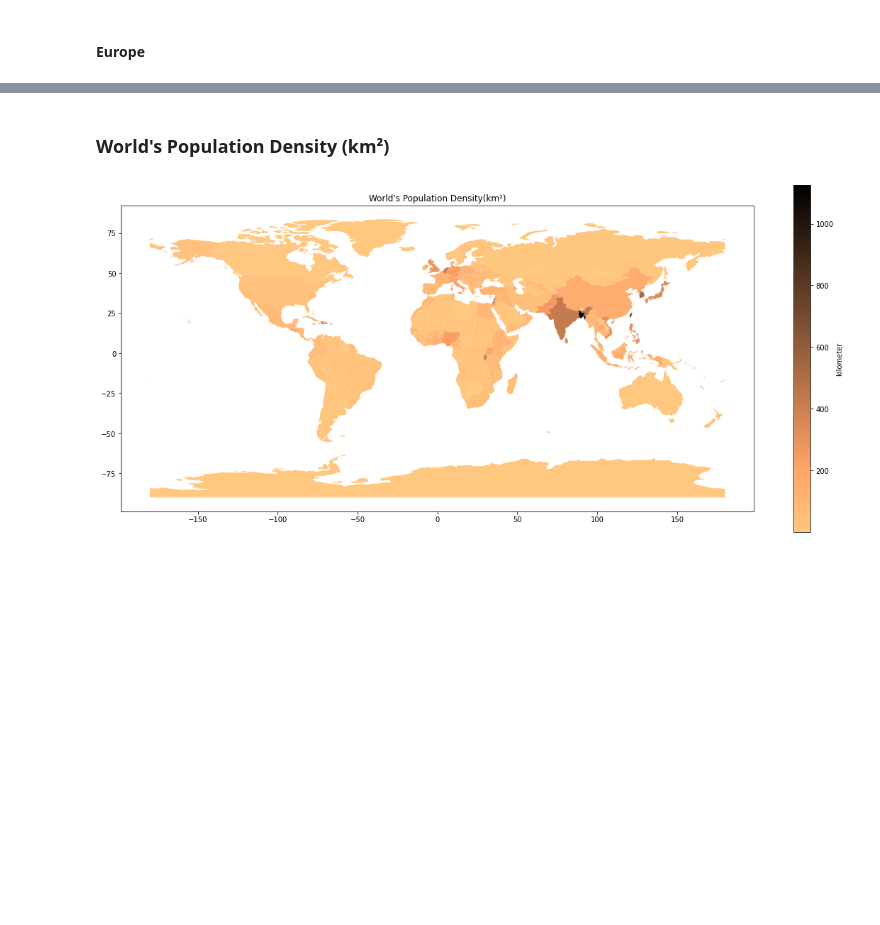
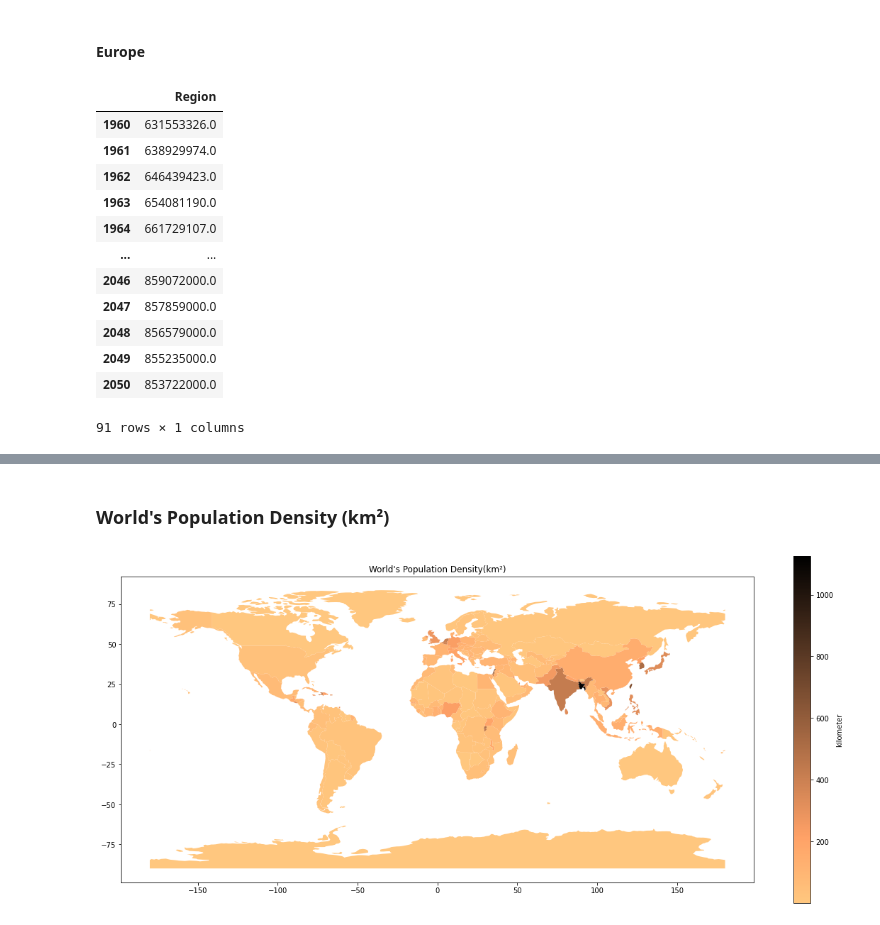
Before and after one commit to ProsperChuks/Population-Estimate-and-Projection, a Jupyter notebook: population_estimate.ipynb, the cells around one changed output, grey strips where cells are left out. Cells and saved outputs as stored; diff of their text form; code cells hidden in the pictures; blank space fills up the shorter version.

```diff
--- a/population_estimate.ipynb
+++ b/population_estimate.ipynb
@@ -172,0 +177,21 @@ px.line(new_africa, new_africa.index, 'Region', labels={'x':'Year', 'Region':'Po
+# %%
+eu = main_data.loc[main_data['Country Code'].str.contains('^euu', flags=regex.IGNORECASE, regex=True)]
+ecs = main_data.loc[main_data['Country Code'].str.contains('^eca', flags=regex.IGNORECASE, regex=True)]
+
+final = eu.iloc[:, 4:].max() + ecs.iloc[:, 4:].max()
+new_eu = pd.DataFrame(final, index=final.index, columns=['Region'])
+new_eu
+# %% [output]
+|  | Region |
+| 1960 | 631553326.0 |
+| 1961 | 638929974.0 |
+| 1962 | 646439423.0 |
+| 1963 | 654081190.0 |
+| 1964 | 661729107.0 |
+| ... | ... |
+| 2046 | 859072000.0 |
+| 2047 | 857859000.0 |
+| 2048 | 856579000.0 |
+| 2049 | 855235000.0 |
+| 2050 | 853722000.0 |
+91 rows × 1 columns
```
Also changed, not shown: parts of 6 cells of this notebook.
